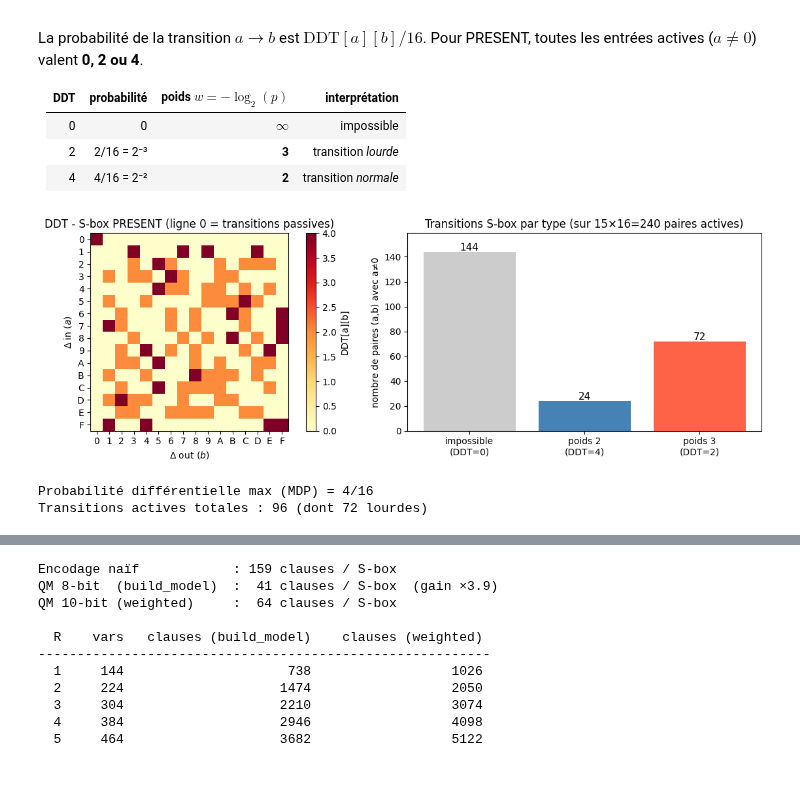
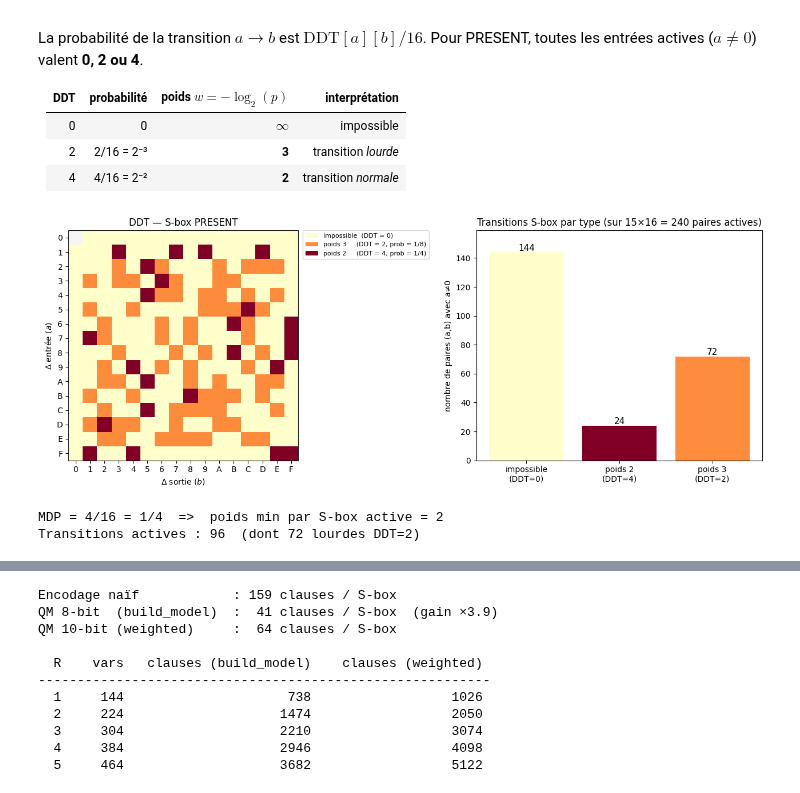
Before and after one commit to touikss/present-sat-cryptanalysis, a Jupyter notebook: notebook.ipynb, the cells around one changed output, grey strips where cells are left out. Saved outputs shown, nothing was run; the diff lists cells and outputs as text; code cells hidden in the pictures.

Commit message:
docs(notebook): rework DDT figure and active S-box example

```diff
--- a/notebook.ipynb
+++ b/notebook.ipynb
@@ -145,56 +145,57 @@ Pour PRESENT, toutes les entrées actives ($a \neq 0$) valent **0, 2 ou 4**.
 | 2   | 2/16 = 2⁻³  | **3**               | transition *lourde* |
 | 4   | 4/16 = 2⁻²  | **2**               | transition *normale* |
 # %%
-from matplotlib.colors import BoundaryNorm, ListedColormap
 from matplotlib.patches import Patch
+import matplotlib.pyplot as plt
 
-fig, axes = plt.subplots(1, 2, figsize=(12, 4))
+fig, axes = plt.subplots(1, 2, figsize=(13, 5))
 
-# ── heatmap avec colormap discrète ───────────────────────────────────────────
 ax = axes[0]
-cmap_d = ListedColormap(['#d3d3d3', '#fdae61', '#d73027'])
-norm   = BoundaryNorm([-0.5, 1, 3, 16.5], cmap_d.N)
-ax.imshow(DDT, cmap=cmap_d, norm=norm)
+cmap = plt.cm.YlOrRd
+norm = plt.Normalize(vmin=0, vmax=4)
+import numpy as np
+ddt_display = np.array(DDT, dtype=float)
+ddt_display[0, 0] = np.nan
+cmap.set_bad("whitesmoke")
+ax.imshow(ddt_display, cmap=cmap, norm=norm, aspect='equal')
 
 ax.set_xticks(range(16)); ax.set_xticklabels([f'{i:X}' for i in range(16)])
 ax.set_yticks(range(16)); ax.set_yticklabels([f'{i:X}' for i in range(16)])
-ax.set_xlabel('$\\Delta$ out ($b$)')
-ax.set_ylabel('$\\Delta$ in ($a$)')
+ax.set_xlabel('$\\Delta$ sortie ($b$)')
+ax.set_ylabel('$\\Delta$ entrée ($a$)')
 ax.set_title('DDT — S-box PRESENT')
 
-legend_elements = [
-    Patch(facecolor='#d3d3d3', label='impossible   (DDT = 0)'),
-    Patch(facecolor='#fdae61', label='poids 3      (DDT = 2, prob = 1/8)'),
-    Patch(facecolor='#d73027', label='poids 2      (DDT = 4, prob = 1/4)'),
-]
-ax.legend(handles=legend_elements, loc='lower right', fontsize=8, framealpha=0.9)
+ax.legend(handles=[
+    Patch(facecolor=cmap(norm(0)), label='impossible  (DDT = 0)'),
+    Patch(facecolor=cmap(norm(2)), label='poids 3     (DDT = 2, prob = 1/8)'),
+    Patch(facecolor=cmap(norm(4)), label='poids 2     (DDT = 4, prob = 1/4)'),
+], fontsize=8, bbox_to_anchor=(1.02, 1), loc='upper left', borderaxespad=0)
 
-# ── barplot ───────────────────────────────────────────────────────────────────
 impossible = sum(1 for a in range(1, 16) for b in range(16) if DDT[a][b] == 0)
 w2_count   = sum(1 for a in range(1, 16) for b in range(16) if DDT[a][b] == 4)
 w3_count   = sum(1 for a in range(1, 16) for b in range(16) if DDT[a][b] == 2)
 
 ax2 = axes[1]
 bars = ax2.bar(
     ['impossible\n(DDT=0)', 'poids 2\n(DDT=4)', 'poids 3\n(DDT=2)'],
     [impossible, w2_count, w3_count],
-    color=['#d3d3d3', '#d73027', '#fdae61']
+    color=[cmap(norm(0)), cmap(norm(4)), cmap(norm(2))]
 )
 for bar, val in zip(bars, [impossible, w2_count, w3_count]):
     ax2.text(bar.get_x() + bar.get_width()/2, bar.get_height() + 1, str(val),
              ha='center', fontsize=11)
 ax2.set_ylabel('nombre de paires (a,b) avec a≠0')
 ax2.set_title('Transitions S-box par type (sur 15×16 = 240 paires actives)')
 ax2.set_ylim(0, max(impossible, w2_count, w3_count) + 15)
 
 plt.tight_layout()
 plt.show()
-print(f"Probabilité différentielle max (MDP) = {DDT[1:].max()}/16 = 1/4  =>  poids min par S-box = 2")
+print(f"MDP = {DDT[1:].max()}/16 = 1/4  =>  poids min par S-box active = 2")
 print(f"Transitions actives : {w2_count + w3_count}  (dont {w3_count} lourdes DDT=2)")
 # %% [output]
-[figure, old version]
+[figure, new version]
-Probabilité différentielle max (MDP) = 4/16
-Transitions actives totales : 96 (dont 72 lourdes)
+MDP = 4/16 = 1/4  =>  poids min par S-box active = 2
+Transitions actives : 96  (dont 72 lourdes DDT=2)
 # %% [markdown]
 ### 2.b - Encodage SAT
 
```
Also changed, not shown: parts of 5 cells of this notebook.
